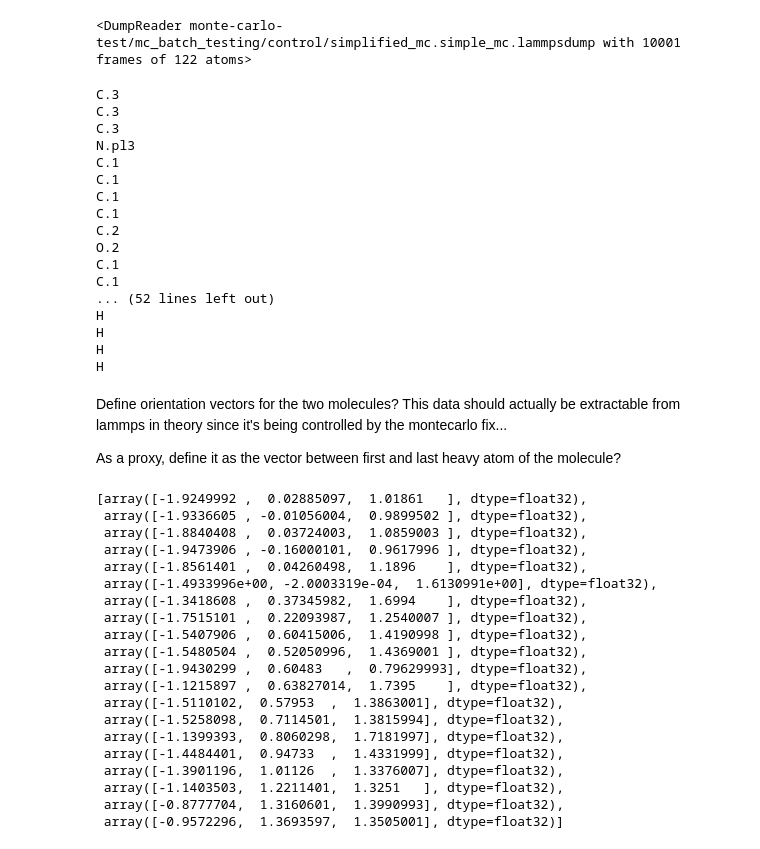
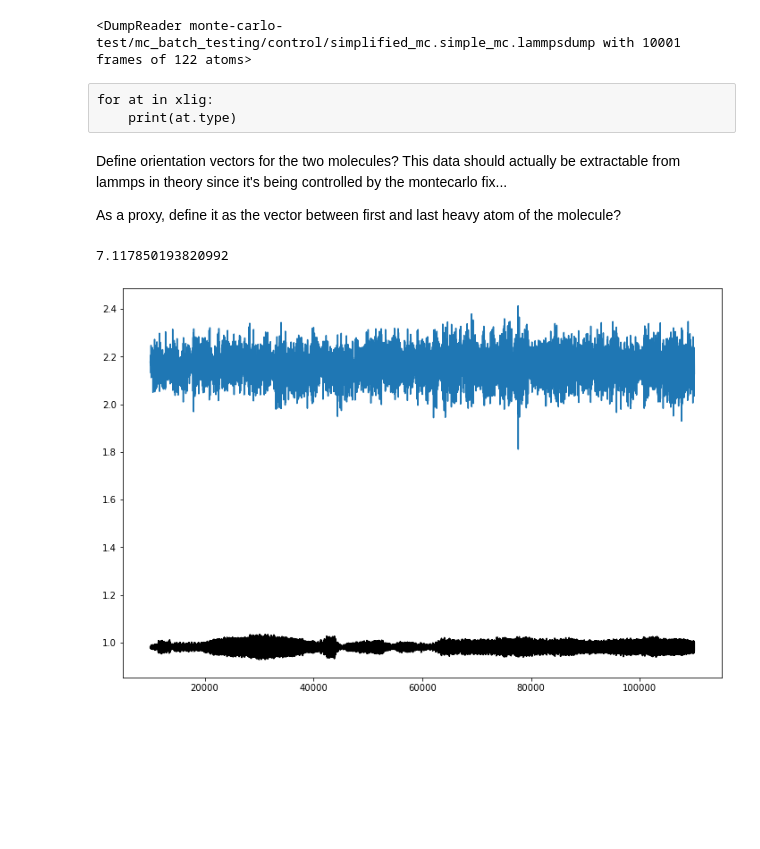
Before and after one commit to rramji/qd-crosslink, a Jupyter notebook: mc-analysis.ipynb, the cells around one changed output. Drawn from its saved outputs; the diff is of its cells as text; code cells hidden in the pictures; blank space fills up the shorter version.

```diff
--- a/mc-analysis.ipynb
+++ b/mc-analysis.ipynb
@@ -45,59 +47,37 @@ system.trajectory
 # %%
 xlig = system.atoms[0:68]
 oleic = system.atoms[68:]
-# %%
-for at in xlig:
-    print(at.type)
-# %% [output]
-C.3
-C.3
-C.3
-N.pl3
-C.1
-C.1
-C.1
-C.1
-C.2
-O.2
-C.1
-C.1
-... (52 lines left out)
-H
-H
-H
-H
+# %% [raw]
+for at in xlig:
+    print(at.type)
 # %% [markdown]
 Define orientation vectors for the two molecules? This data should actually be extractable from lammps in theory since it's being controlled by the montecarlo fix...
 
 As a proxy, define it as the vector between first and last heavy atom of the molecule?
+# %%
+xlig.radius_of_gyration()
+# %% [output]
+7.117850193820992
 # %%
 xlig_vectors = []
 oleic_vectors = []
+rgyr_x = []
+rgyr_o = []
 for ts in system.trajectory:
     vector1 = xlig[-1].position - xlig[0].position
     xlig_vectors.append(vector1)
     vector2 = oleic[-1].position - oleic[0].position
     oleic_vectors.append(vector2)
+    rgyr_x.append(xlig.radius_of_gyration())
+    rgyr_o.append(oleic.radius_of_gyration())
 # %%
-xlig_vectors[0:20]
+plt.figure(figsize=(12,8))
+
+xlig_backbone = [np.linalg.norm(x) for x in xlig_vectors]
+oleic_backbone = [np.linalg.norm(x) for x in oleic_vectors]
+
+plt.plot(x, xlig_backbone)
+plt.plot(x, oleic_backbone, color="black")
+plt.show()
 # %% [output]
-[array([-1.9249992 ,  0.02885097,  1.01861   ], dtype=float32),
- array([-1.9336605 , -0.01056004,  0.9899502 ], dtype=float32),
- array([-1.8840408 ,  0.03724003,  1.0859003 ], dtype=float32),
- array([-1.9473906 , -0.16000101,  0.9617996 ], dtype=float32),
- array([-1.8561401 ,  0.04260498,  1.1896    ], dtype=float32),
- array([-1.4933996e+00, -2.0003319e-04,  1.6130991e+00], dtype=float32),
- array([-1.3418608 ,  0.37345982,  1.6994    ], dtype=float32),
- array([-1.7515101 ,  0.22093987,  1.2540007 ], dtype=float32),
- array([-1.5407906 ,  0.60415006,  1.4190998 ], dtype=float32),
- array([-1.5480504 ,  0.52050996,  1.4369001 ], dtype=float32),
- array([-1.9430299 ,  0.60483   ,  0.79629993], dtype=float32),
- array([-1.1215897 ,  0.63827014,  1.7395    ], dtype=float32),
- array([-1.5110102,  0.57953  ,  1.3863001], dtype=float32),
- array([-1.5258098,  0.7114501,  1.3815994], dtype=float32),
- array([-1.1399393,  0.8060298,  1.7181997], dtype=float32),
- array([-1.4484401,  0.94733  ,  1.4331999], dtype=float32),
- array([-1.3901196,  1.01126  ,  1.3376007], dtype=float32),
- array([-1.1403503,  1.2211401,  1.3251   ], dtype=float32),
- array([-0.8777704,  1.3160601,  1.3990993], dtype=float32),
- array([-0.9572296,  1.3693597,  1.3505001], dtype=float32)]
+[figure, added]
```
Also changed, not shown: parts of 14 cells of this notebook.
